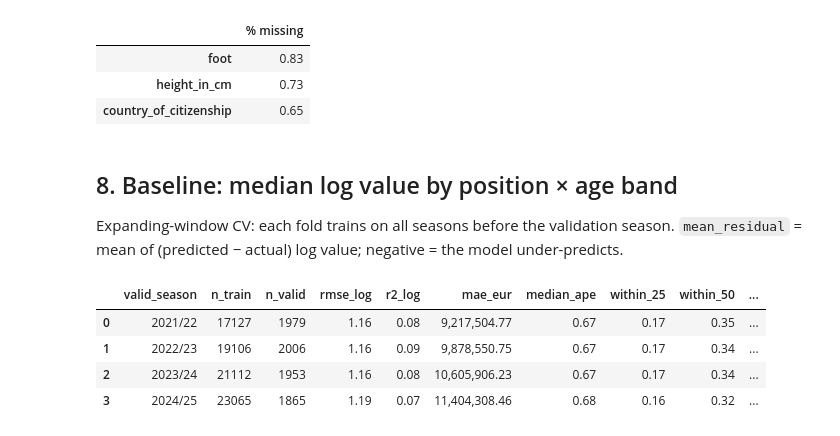
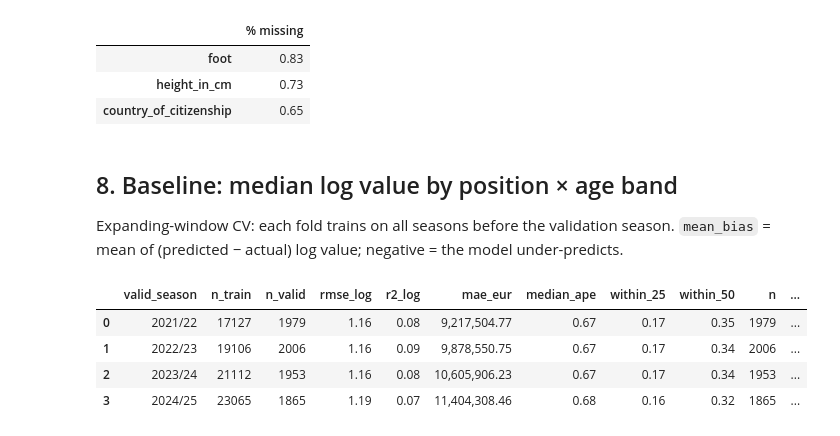
Before and after one commit to nowayay/football-player-value-analyzer, a Jupyter notebook: notebooks/01_eda.ipynb, the cells around one changed output. Drawn from its saved outputs; the diff is of its cells as text; code cells hidden in the pictures.

```diff
--- a/notebooks/01_eda.ipynb
+++ b/notebooks/01_eda.ipynb
@@ -234,19 +235,14 @@ miss[miss > 0].to_frame("% missing")
 ## 8. Baseline: median log value by position × age band
 
 Expanding-window CV: each fold trains on all seasons before the validation season.
-`mean_residual` = mean of (predicted − actual) log value; negative = the model under-predicts.
+`mean_bias` = mean of (predicted − actual) log value; negative = the model under-predicts.
-# %%
-cv = cross_validate(BaselineModel, df)
-bias = []
-for season, tr, va in expanding_window_folds(df["season"]):
-    model = BaselineModel().fit(df[tr], df.loc[tr, TARGET])
-    bias.append(np.mean(model.predict(df[va]) - df.loc[va, TARGET]))
-cv["mean_residual"] = bias
-cv["typical_ratio_pred_to_actual"] = np.exp(cv["mean_residual"])
-cv
-# %% [output]
-|  | valid_season | n_train | n_valid | rmse_log | r2_log | mae_eur | median_ape | within_25 | within_50 | ... |
-| 0 | 2021/22 | 17127 | 1979 | 1.16 | 0.08 | 9,217,504.77 | 0.67 | 0.17 | 0.35 | ... |
-| 1 | 2022/23 | 19106 | 2006 | 1.16 | 0.09 | 9,878,550.75 | 0.67 | 0.17 | 0.34 | ... |
-| 2 | 2023/24 | 21112 | 1953 | 1.16 | 0.08 | 10,605,906.23 | 0.67 | 0.17 | 0.34 | ... |
-| 3 | 2024/25 | 23065 | 1865 | 1.19 | 0.07 | 11,404,308.46 | 0.68 | 0.16 | 0.32 | ... |
+# %%
+cv = cross_validate(BaselineModel, df)
+cv["typical_ratio_pred_to_actual"] = np.exp(cv["mean_bias"])
+cv
+# %% [output]
+|  | valid_season | n_train | n_valid | rmse_log | r2_log | mae_eur | median_ape | within_25 | within_50 | n | ... |
+| 0 | 2021/22 | 17127 | 1979 | 1.16 | 0.08 | 9,217,504.77 | 0.67 | 0.17 | 0.35 | 1979 | ... |
+| 1 | 2022/23 | 19106 | 2006 | 1.16 | 0.09 | 9,878,550.75 | 0.67 | 0.17 | 0.34 | 2006 | ... |
+| 2 | 2023/24 | 21112 | 1953 | 1.16 | 0.08 | 10,605,906.23 | 0.67 | 0.17 | 0.34 | 1953 | ... |
+| 3 | 2024/25 | 23065 | 1865 | 1.19 | 0.07 | 11,404,308.46 | 0.68 | 0.16 | 0.32 | 1865 | ... |
```
Also changed, not shown: parts of 1 cell of this notebook, 17 other files.
